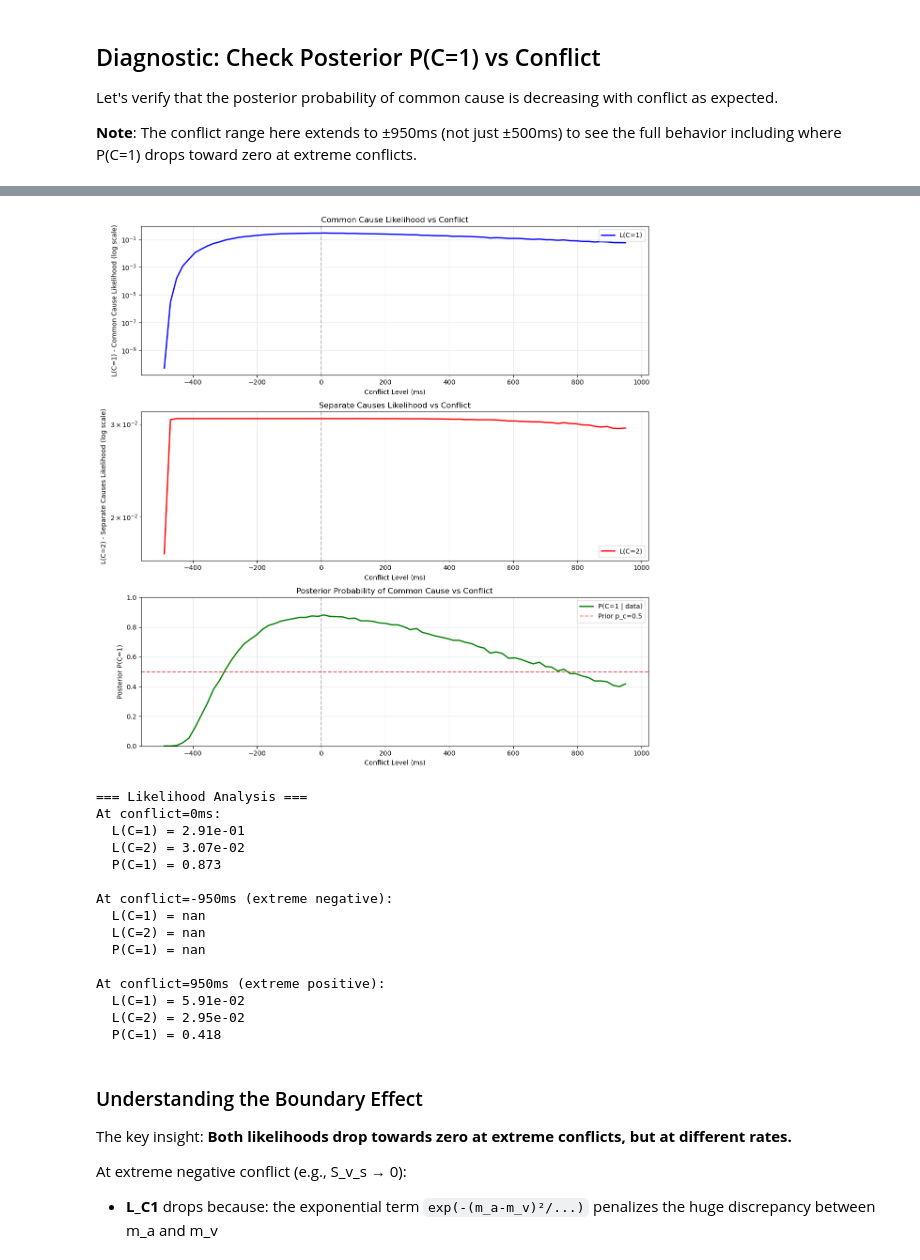
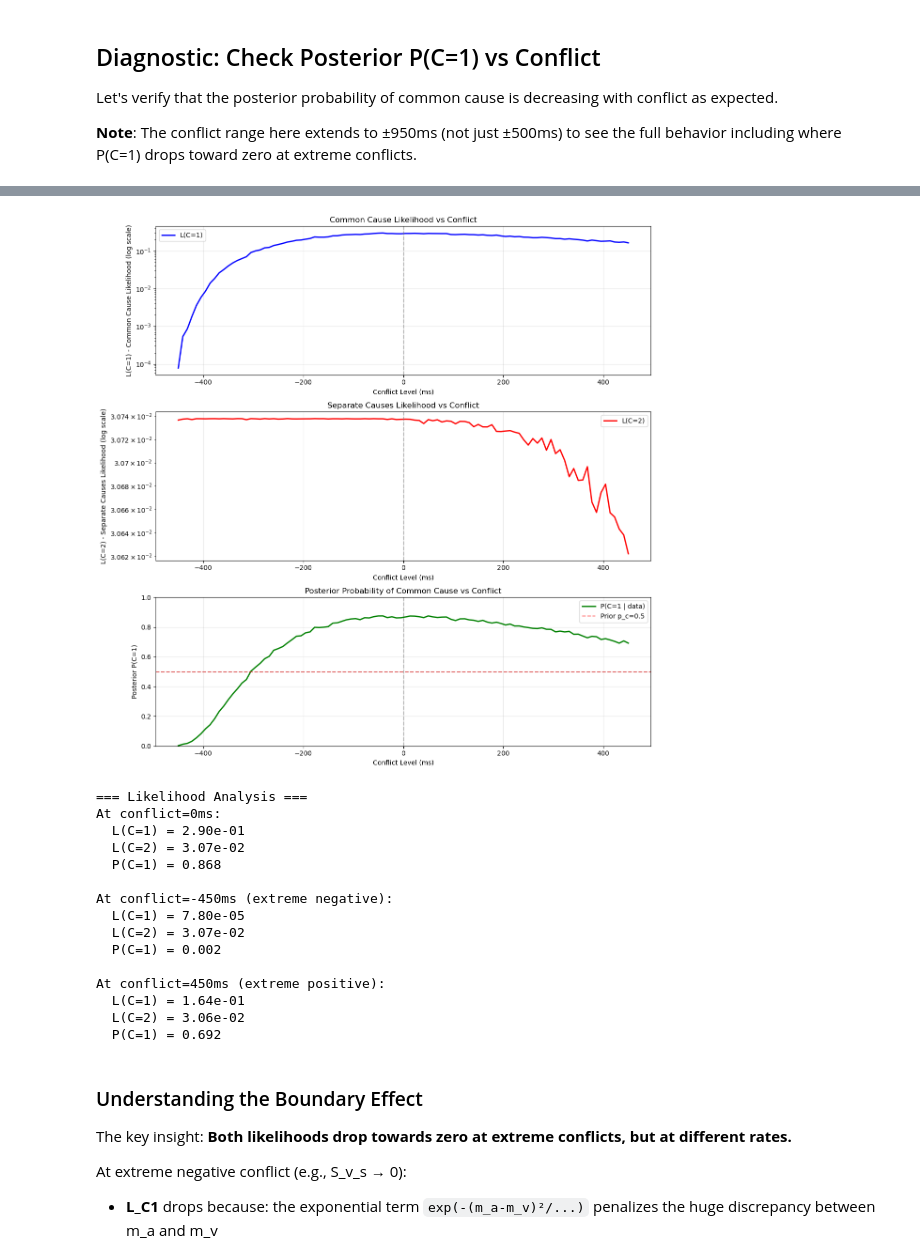
Before and after one commit to omeryildiran/av-dur-estimation, a Jupyter notebook: model/simulate_AV_Causal_Inference.ipynb, the cells around one changed output, grey strips where cells are left out. Cells and saved outputs as stored; diff of their text form; code cells hidden in the pictures.

```diff
--- a/model/simulate_AV_Causal_Inference.ipynb
+++ b/model/simulate_AV_Causal_Inference.ipynb
@@ -679,37 +684,0 @@ P(C=1) at conflict=±250ms: 0.785, 0.834
-# %%
-# Debug: What happens at conflict = -0.5 (S_v_s = 0) in linear space?
-sigma_a = 0.3
-sigma_v = 0.3
-p_c = 0.5
-t_min = 0.01
-t_max = 3.0
-nSimul = 1000
-
-S_a_s = 0.5
-S_v_s = 0.0  # Visual standard is 0!
-
-# Generate measurements in linear space
-m_a_s = np.random.normal(S_a_s, sigma_a, nSimul)
-m_v_s = np.random.normal(S_v_s, sigma_v, nSimul)  # Measurements around 0!
-
-print(f"S_a_s = {S_a_s}, S_v_s = {S_v_s}")
-print(f"m_a_s: mean={np.mean(m_a_s):.3f}, std={np.std(m_a_s):.3f}, min={np.min(m_a_s):.3f}, max={np.max(m_a_s):.3f}")
-print(f"m_v_s: mean={np.mean(m_v_s):.3f}, std={np.std(m_v_s):.3f}, min={np.min(m_v_s):.3f}, max={np.max(m_v_s):.3f}")
-
-# Calculate likelihoods
-L1 = L_C1(m_a_s, m_v_s, sigma_a, sigma_v, t_min, t_max)
-L2 = L_C2(m_a_s, m_v_s, sigma_a, sigma_v, t_min, t_max)
-
-print(f"\nLikelihood values:")
-print(f"L(C=1): mean={np.mean(L1):.6e}, min={np.min(L1):.6e}, max={np.max(L1):.6e}")
-print(f"L(C=2): mean={np.mean(L2):.6e}, min={np.min(L2):.6e}, max={np.max(L2):.6e}")
-
-# Calculate posterior
-p_C1 = posterior_C1(m_a_s, m_v_s, sigma_a, sigma_v, p_c, t_min, t_max)
-print(f"\nPosterior P(C=1): mean={np.mean(p_C1):.3f}, std={np.std(p_C1):.3f}")
-
-# Now let's check p_single for a typical m_v_s value (around 0)
-typical_m_v = 0.0
-p_vis = p_single(typical_m_v, sigma_v, t_min, t_max)
-print(f"\np_single(m_v=0, σ={sigma_v}, t_min={t_min}, t_max={t_max}) = {p_vis:.6e}")
-print(f"This should be VERY SMALL because 0 is outside [0.01, 3.0]!")
@@ -748,7 +688,7 @@ def plot_likelihood_components(sigma_a=0.3, sigma_v=0.3, p_c=0.5, t_min=0.01, t_
     """
     Plot L_C1, L_C2, and their ratio across conflict levels to understand asymmetry.
     """
-    conflicts = np.linspace(-0.95, 0.95, 100)
+    conflicts = np.linspace(-0.45, 0.45, 100)
     L1_means = []
     L2_means = []
     ratio_means = []
@@ -822,49 +762,49 @@ def plot_likelihood_components(sigma_a=0.3, sigma_v=0.3, p_c=0.5, t_min=0.01, t_
     axes[2].set_ylim([0, 1])
     axes[2].legend()
 
     plt.tight_layout()
     plt.show()
 
     # Print key values
     zero_idx = np.argmin(np.abs(conflicts))
     neg_extreme_idx = 0
     pos_extreme_idx = -1
 
     print("\n=== Likelihood Analysis ===")
     print(f"At conflict=0ms:")
     print(f"  L(C=1) = {L1_means[zero_idx]:.2e}")
     print(f"  L(C=2) = {L2_means[zero_idx]:.2e}")
     print(f"  P(C=1) = {ratio_means[zero_idx]:.3f}")
 
     print(f"\nAt conflict={conflicts[neg_extreme_idx]*1000:.0f}ms (extreme negative):")
     print(f"  L(C=1) = {L1_means[neg_extreme_idx]:.2e}")
     print(f"  L(C=2) = {L2_means[neg_extreme_idx]:.2e}")
     print(f"  P(C=1) = {ratio_means[neg_extreme_idx]:.3f}")
 
     print(f"\nAt conflict={conflicts[pos_extreme_idx]*1000:.0f}ms (extreme positive):")
     print(f"  L(C=1) = {L1_means[pos_extreme_idx]:.2e}")
     print(f"  L(C=2) = {L2_means[pos_extreme_idx]:.2e}")
     print(f"  P(C=1) = {ratio_means[pos_extreme_idx]:.3f}")
 
 # Run diagnostic
 plot_likelihood_components(sigma_a=0.3, sigma_v=0.3, p_c=0.5, measurement="log-space")
 # %% [output]
-[figure, old version]
+[figure, new version]
 === Likelihood Analysis ===
 At conflict=0ms:
-  L(C=1) = 2.91e-01
+  L(C=1) = 2.90e-01
   L(C=2) = 3.07e-02
-  P(C=1) = 0.873
+  P(C=1) = 0.868
 
-At conflict=-950ms (extreme negative):
-  L(C=1) = nan
-  L(C=2) = nan
-  P(C=1) = nan
+At conflict=-450ms (extreme negative):
+  L(C=1) = 7.80e-05
+  L(C=2) = 3.07e-02
+  P(C=1) = 0.002
 
-At conflict=950ms (extreme positive):
-  L(C=1) = 5.91e-02
-  L(C=2) = 2.95e-02
-  P(C=1) = 0.418
+At conflict=450ms (extreme positive):
+  L(C=1) = 1.64e-01
+  L(C=2) = 3.06e-02
+  P(C=1) = 0.692
 # %% [markdown]
 ### Understanding the Boundary Effect
 
```
Also changed, not shown: parts of 5 cells of this notebook.
